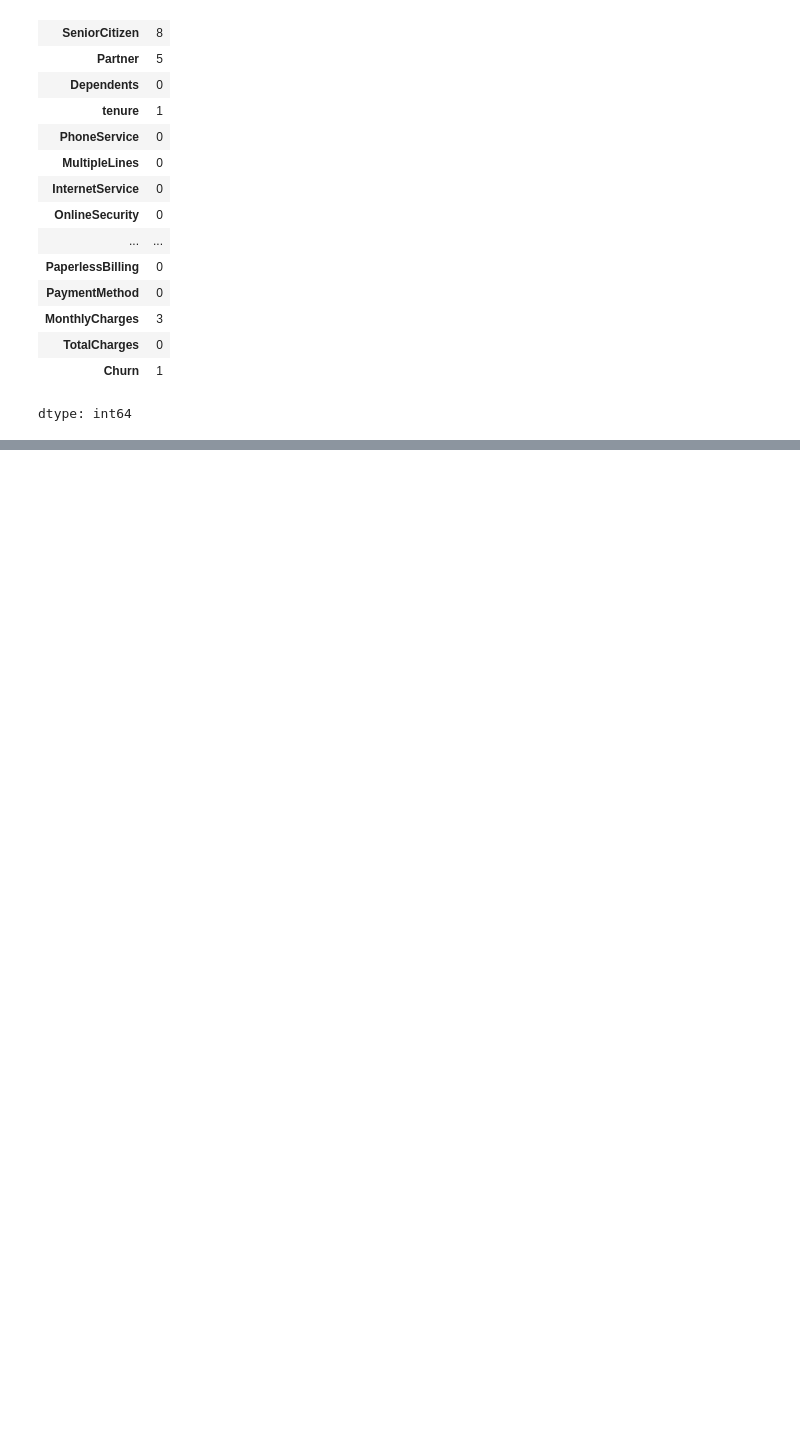
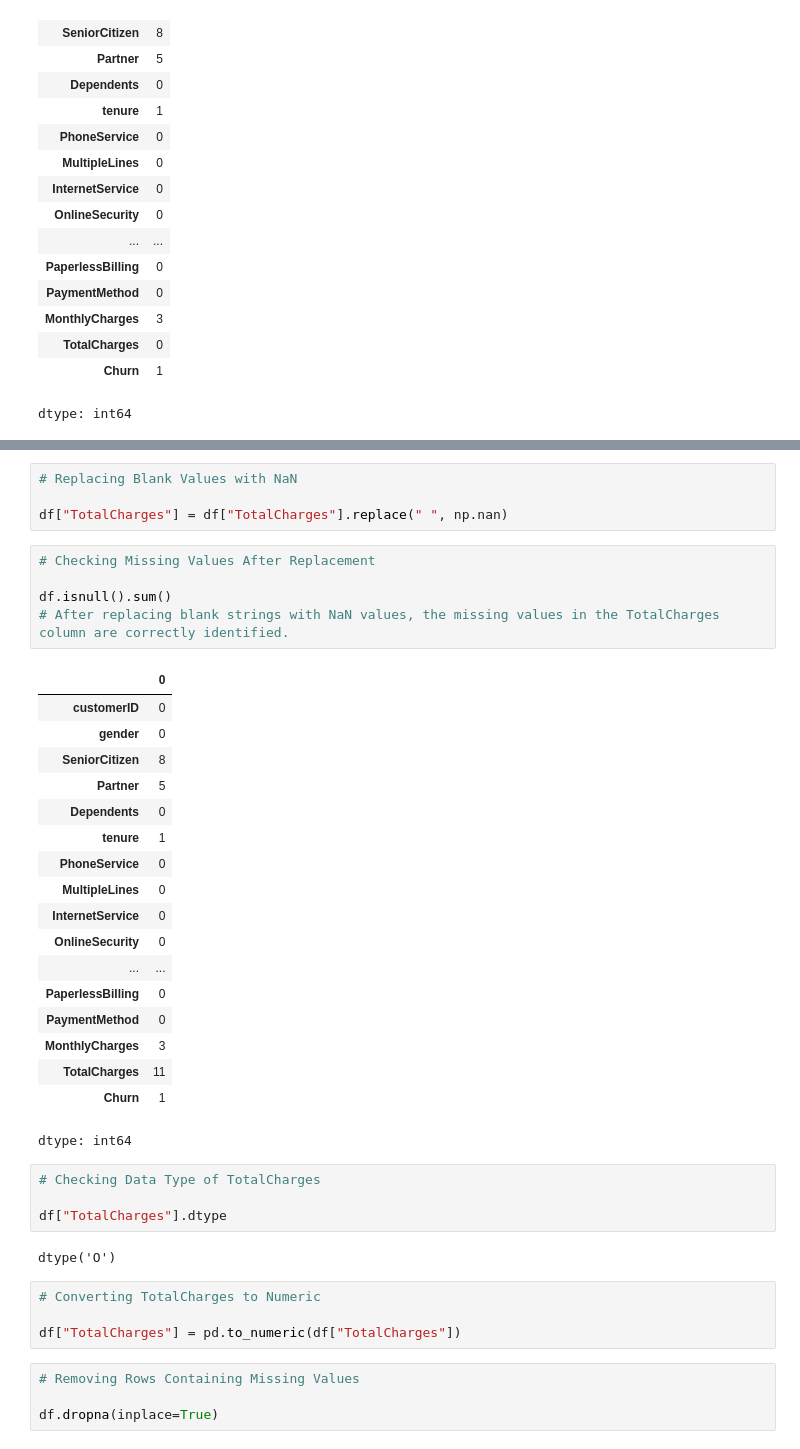
Before and after one commit to anujsh2004/Anuj-Sharma, a Jupyter notebook: EDA_23BDS0164.ipynb, the cells around one changed output, grey strips where cells are left out. Cells and saved outputs as stored; diff of their text form; blank space fills up the shorter version.

```diff
--- a/EDA_23BDS0164.ipynb
+++ b/EDA_23BDS0164.ipynb
@@ -192,0 +250,42 @@ dtype: int64
+# %%
+# Replacing Blank Values with NaN
+
+df["TotalCharges"] = df["TotalCharges"].replace(" ", np.nan)
+# %%
+# Checking Missing Values After Replacement
+
+df.isnull().sum()
+# After replacing blank strings with NaN values, the missing values in the TotalCharges column are correctly identified.
+# %% [output]
+|  | 0 |
+| customerID | 0 |
+| gender | 0 |
+| SeniorCitizen | 8 |
+| Partner | 5 |
+| Dependents | 0 |
+| tenure | 1 |
+| PhoneService | 0 |
+| MultipleLines | 0 |
+| InternetService | 0 |
+| OnlineSecurity | 0 |
+| ... | ... |
+| PaperlessBilling | 0 |
+| PaymentMethod | 0 |
+| MonthlyCharges | 3 |
+| TotalCharges | 11 |
+| Churn | 1 |
+dtype: int64
+# %%
+# Checking Data Type of TotalCharges
+
+df["TotalCharges"].dtype
+# %% [output]
+dtype('O')
+# %%
+# Converting TotalCharges to Numeric
+
+df["TotalCharges"] = pd.to_numeric(df["TotalCharges"])
+# %%
+# Removing Rows Containing Missing Values
+
+df.dropna(inplace=True)
```
Also changed, not shown: parts of 5 cells of this notebook.
